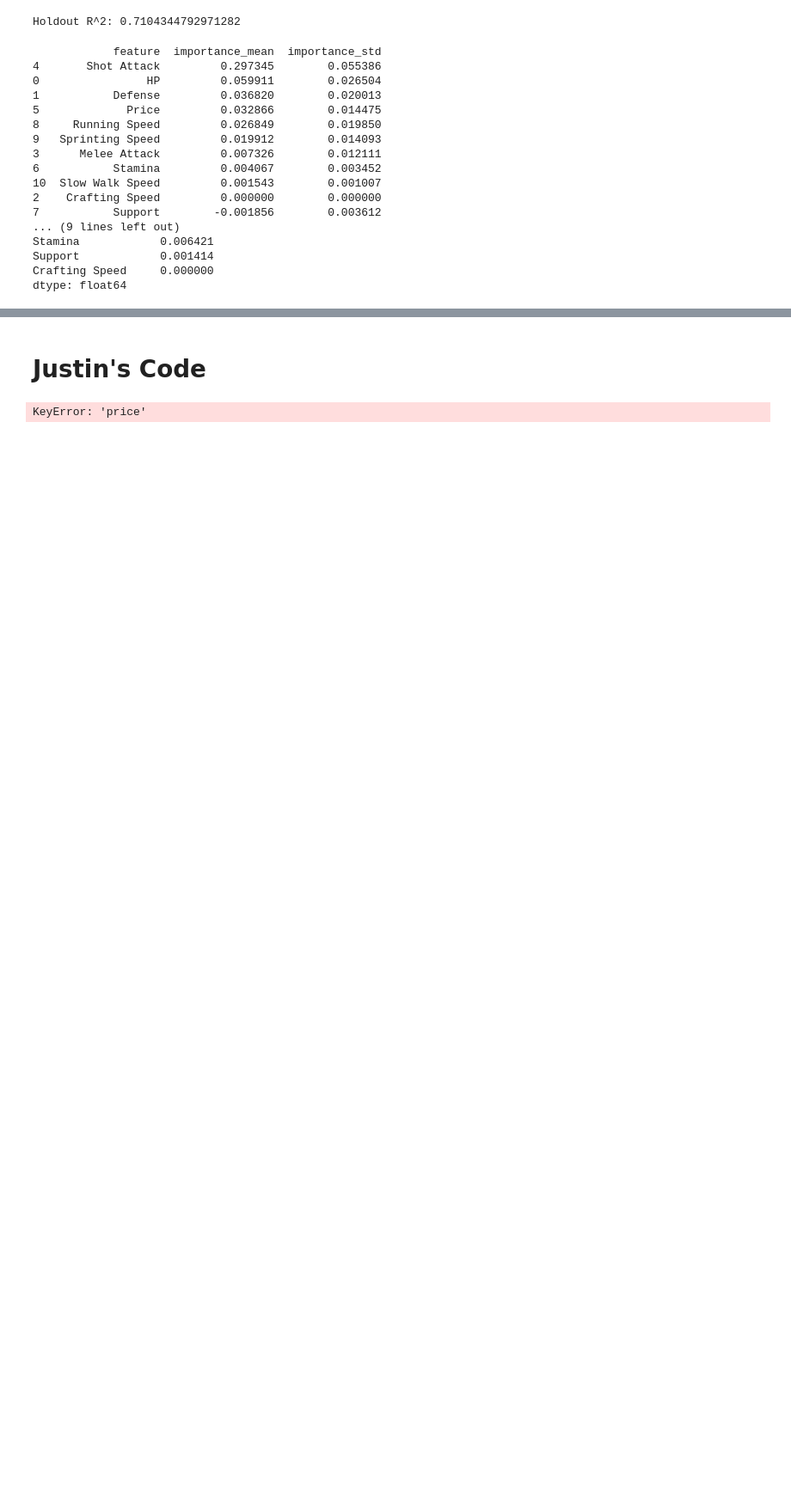
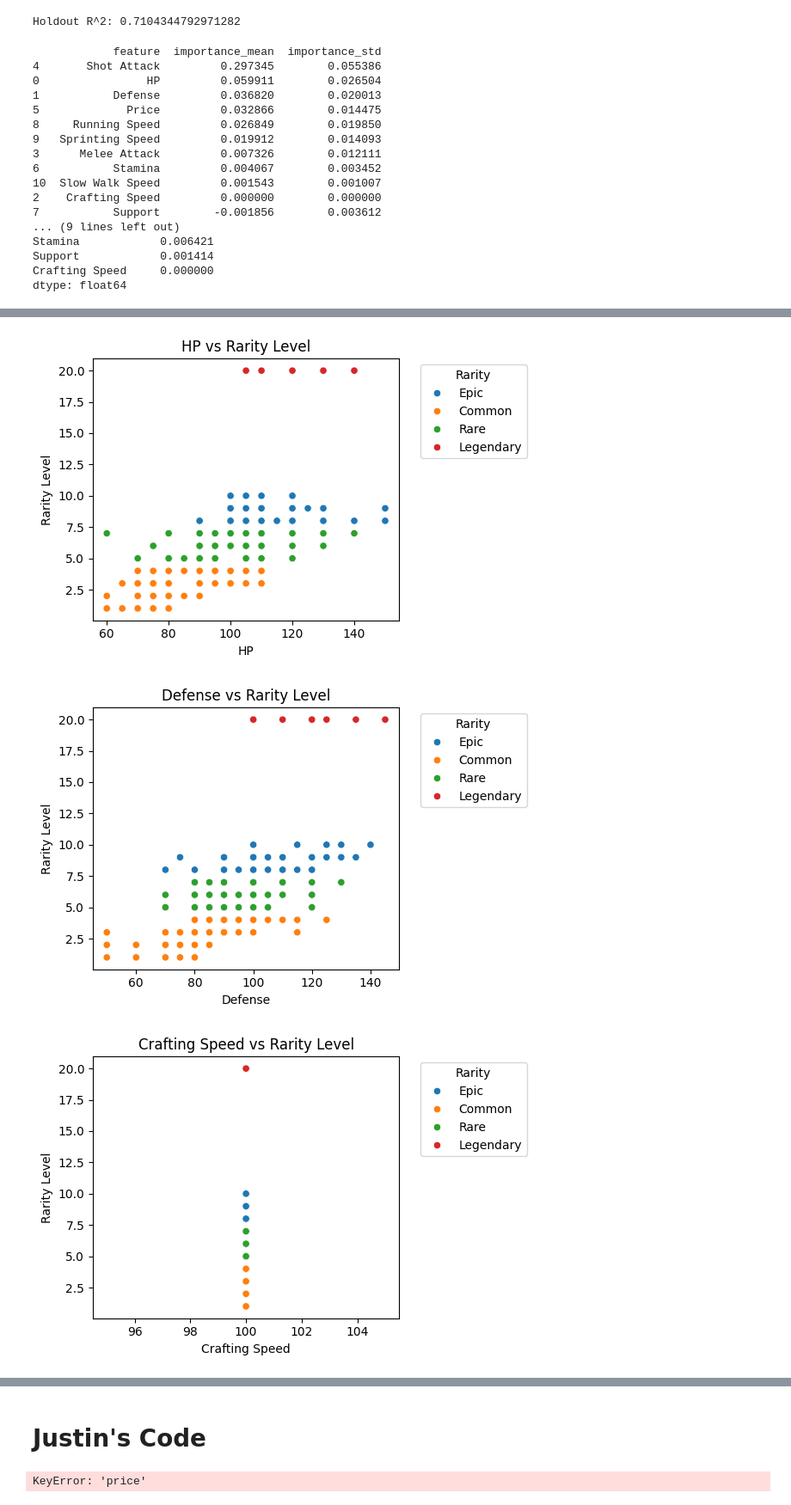
Before and after one commit to xavieryu18/DS3000, a Jupyter notebook: hw5_master.ipynb, the cells around one changed output, grey strips where cells are left out. Shown at 86% size. Saved outputs shown, nothing was run; the diff lists cells and outputs as text; code cells hidden in the pictures; blank space fills up the shorter version.

```diff
--- a/hw5_master.ipynb
+++ b/hw5_master.ipynb
@@ -465,0 +466,18 @@ plt.show()
+# %%
+import matplotlib.pyplot as plt
+import seaborn as sns
+
+# Assuming df already has: stat_cols list, Rarity Level column, and numeric values
+for col in stat_cols:
+    plt.figure(figsize=(6, 4))
+    sns.scatterplot(data=df, x=col, y='Rarity Level', hue='Rarity Name')
+    plt.title(f"{col} vs Rarity Level")
+    plt.xlabel(col)
+    plt.ylabel("Rarity Level")
+    plt.legend(title="Rarity", bbox_to_anchor=(1.05, 1), loc='upper left')
+    plt.tight_layout()
+    plt.show()
+# %% [output]
+[figure, added]
+[figure, added]
+[figure, added]
```
Also changed, not shown: parts of 8 cells of this notebook.
